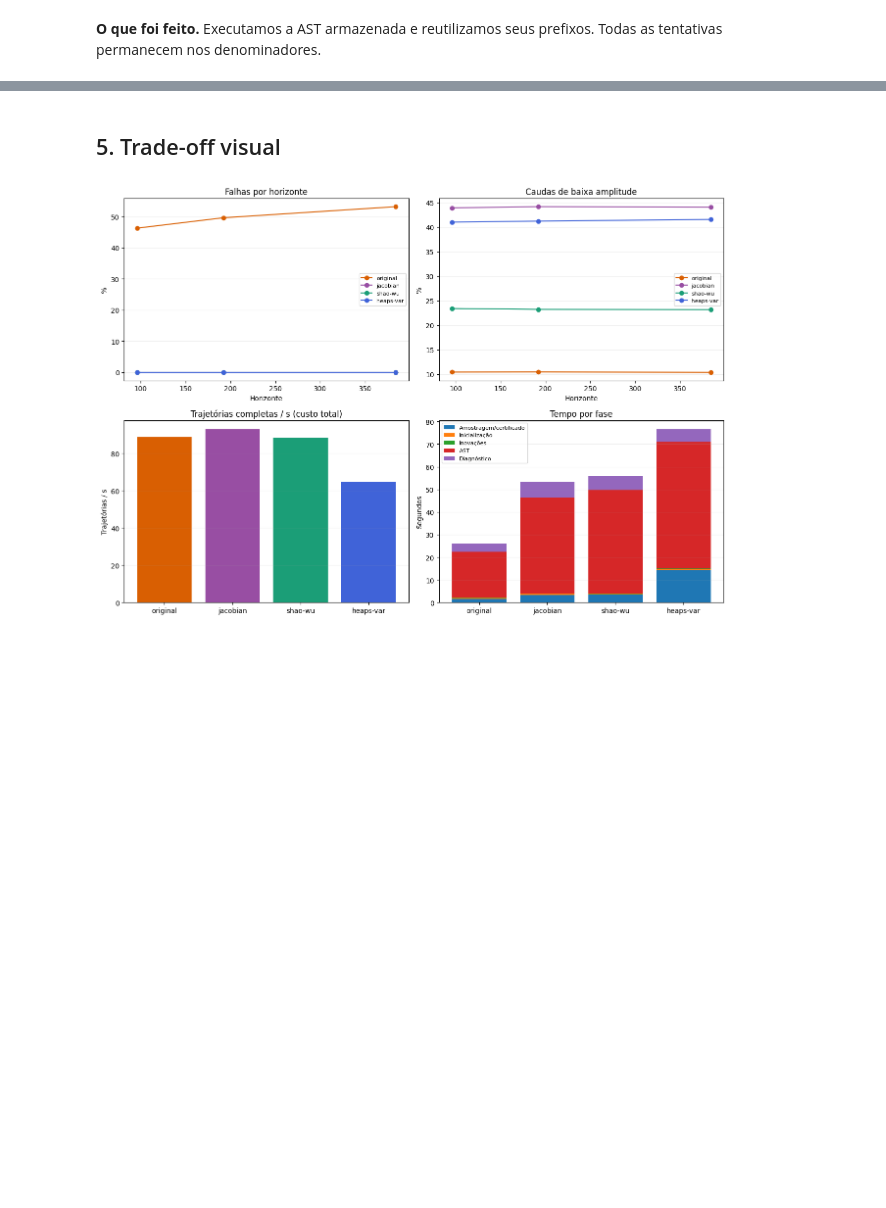
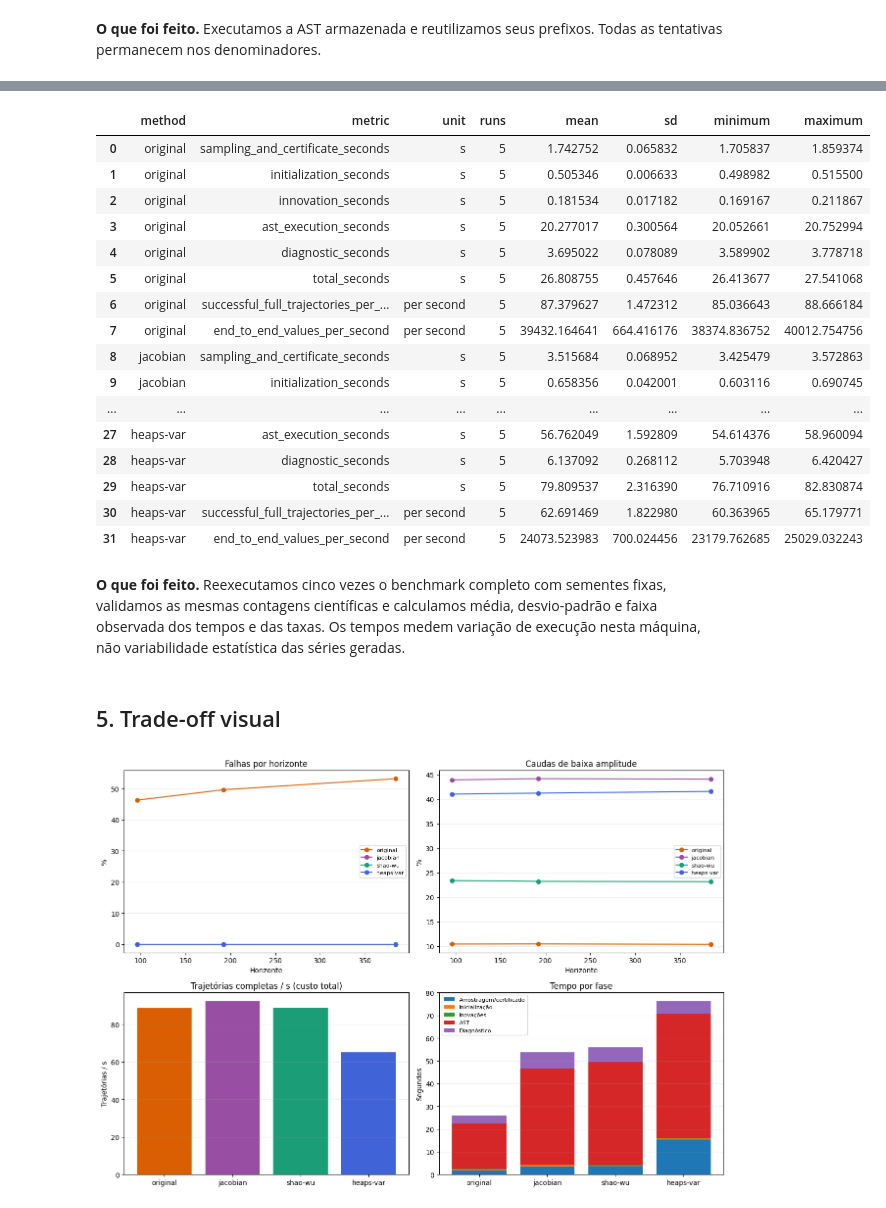
Before and after one commit to MateusWiteck/tsfmxai, a Jupyter notebook: experiments/abstract_syntax_tree/6_stability_methods_tradeoff.ipynb, the cells around one changed output, grey strips where cells are left out. Cells and saved outputs as stored; diff of their text form; code cells hidden in the pictures; blank space fills up the shorter version.

```diff
--- a/experiments/abstract_syntax_tree/6_stability_methods_tradeoff.ipynb
+++ b/experiments/abstract_syntax_tree/6_stability_methods_tradeoff.ipynb
@@ -73,11 +73,12 @@ SHAO_CONFIG = ShaoWuConfig(tree_config=BASE_CONFIG, innovation_std=INNOVATION_ST
 HEAPS_CONFIG = HeapsVARConfig(num_series=1, minimum_order=1, maximum_order=12,
                              unconstrained_std=.45, innovation_std=INNOVATION_STD)
 
-EXPERIMENT_ID = "abstract_syntax_tree_006_four_current_methods_tail_diagnostics_v2"
+EXPERIMENT_ID = "abstract_syntax_tree_006_repeated_timing_v3"
 NOTEBOOK_PATH = "experiments/abstract_syntax_tree/6_stability_methods_tradeoff.ipynb"
 RESEARCH_QUESTION = "Qual o trade-off entre falhas operacionais, baixa amplitude e custo dos quatro geradores?"
 HYPOTHESIS = "Certificados reduzem falhas nas famílias admitidas, com custo de construção e inicialização."
 SAMPLE_COUNT = 5000
+TIMING_REPEATS = 5
 METHOD_ORDER = ["original", "jacobian", "shao-wu", "heaps-var"]
 CONTRACTION_CONFIG = ContractionTreeConfig(
     tree_config=replace(BASE_CONFIG, coefficient_gate_lags=True),
@@ -86,6 +87,7 @@ CONTRACTION_CONFIG = ContractionTreeConfig(
 )
 configuration = {
     "root_seed": ROOT_SEED, "count_per_method": SAMPLE_COUNT, "num_series": 1,
+    "timing_repeats": TIMING_REPEATS, "timing_method_order": "cyclic rotation",
     "diagnostics": asdict(DIAGNOSTIC_CONFIG), "original": asdict(BASE_CONFIG),
     "jacobian": asdict(CONTRACTION_CONFIG), "shao-wu": asdict(SHAO_CONFIG),
     "heaps-var": asdict(HEAPS_CONFIG), "blas_threads": 1, "trajectories_per_mechanism": 1,
@@ -309,0 +318,52 @@ display(publication_table)
+# %%
+TIMING_METRICS = [
+    "sampling_and_certificate_seconds", "initialization_seconds",
+    "innovation_seconds", "ast_execution_seconds", "diagnostic_seconds",
+    "total_seconds", "successful_full_trajectories_per_second",
+    "end_to_end_values_per_second",
+]
+timing_rows = [{"repeat": 0, **row} for row in performance.to_dict(orient="records")]
+baseline_counts = summary.set_index(["method", "horizon"])[
+    ["N", "explosions", "near_zero"]
+].sort_index()
+for repeat in range(1, TIMING_REPEATS):
+    ordered_methods = METHOD_ORDER[repeat:] + METHOD_ORDER[:repeat]
+    for method in ordered_methods:
+        started = time.perf_counter()
+        repeated_mechanisms = samplers[method]()
+        repeated_sampling_seconds = time.perf_counter() - started
+        repeated_result = benchmark_stability_method(
+            method, repeated_mechanisms, root_seed=ROOT_SEED,
+            diagnostic_config=DIAGNOSTIC_CONFIG, innovation_std=INNOVATION_STD,
+            sampling_seconds=repeated_sampling_seconds, keep_examples=4,
+            tail_config=TAIL_CONFIG, tail_tolerances=TAIL_TOLERANCES,
+        )
+        repeated_counts = pd.DataFrame(repeated_result["outcomes"]).groupby(
+            ["method", "horizon"], sort=False
+        ).agg(N=("sample_index", "size"), explosions=("exploded", "sum"),
+              near_zero=("near_zero", "sum")).sort_index()
+        expected_counts = baseline_counts[
+            baseline_counts.index.get_level_values("method") == method
+        ]
+        pd.testing.assert_frame_equal(repeated_counts, expected_counts, check_dtype=False)
+        timing_rows.append({"repeat": repeat, **repeated_result["performance"]})
+        print(f"repeat {repeat + 1}/{TIMING_REPEATS}, {method}: "
+              f"{repeated_result['performance']['total_seconds']:.2f} s", flush=True)
+        del repeated_mechanisms, repeated_result
+
+timing_replicates = pd.DataFrame(timing_rows)
+assert timing_replicates.groupby("method").size().eq(TIMING_REPEATS).all()
+timing_summary = pd.DataFrame([
+    {
+        "method": method, "metric": metric, "unit": "s" if metric.endswith("_seconds") else "per second",
+        "runs": TIMING_REPEATS, "mean": float(np.mean(values)),
+        "sd": float(np.std(values, ddof=1)),
+        "minimum": float(np.min(values)), "maximum": float(np.max(values)),
+    }
+    for method in METHOD_ORDER for metric in TIMING_METRICS
+    for values in [timing_replicates.loc[timing_replicates.method.eq(method), metric].to_numpy()]
+]).set_index(["method", "metric"])
+display(timing_summary.reset_index())
+assert (timing_summary["minimum"] <= timing_summary["mean"]).all()
+assert (timing_summary["mean"] <= timing_summary["maximum"]).all()
+# %% [output]
@@ -310,3 +386,22 @@ display(publication_table)
+|  | method | metric | unit | runs | mean | sd | minimum | maximum |
+| 0 | original | sampling_and_certificate_seconds | s | 5 | 1.742752 | 0.065832 | 1.705837 | 1.859374 |
+| 1 | original | initialization_seconds | s | 5 | 0.505346 | 0.006633 | 0.498982 | 0.515500 |
+| 2 | original | innovation_seconds | s | 5 | 0.181534 | 0.017182 | 0.169167 | 0.211867 |
+| 3 | original | ast_execution_seconds | s | 5 | 20.277017 | 0.300564 | 20.052661 | 20.752994 |
+| 4 | original | diagnostic_seconds | s | 5 | 3.695022 | 0.078089 | 3.589902 | 3.778718 |
+| 5 | original | total_seconds | s | 5 | 26.808755 | 0.457646 | 26.413677 | 27.541068 |
+| 6 | original | successful_full_trajectories_per_... | per second | 5 | 87.379627 | 1.472312 | 85.036643 | 88.666184 |
+| 7 | original | end_to_end_values_per_second | per second | 5 | 39432.164641 | 664.416176 | 38374.836752 | 40012.754756 |
+| 8 | jacobian | sampling_and_certificate_seconds | s | 5 | 3.515684 | 0.068952 | 3.425479 | 3.572863 |
+| 9 | jacobian | initialization_seconds | s | 5 | 0.658356 | 0.042001 | 0.603116 | 0.690745 |
+| ... | ... | ... | ... | ... | ... | ... | ... | ... |
+| 27 | heaps-var | ast_execution_seconds | s | 5 | 56.762049 | 1.592809 | 54.614376 | 58.960094 |
+| 28 | heaps-var | diagnostic_seconds | s | 5 | 6.137092 | 0.268112 | 5.703948 | 6.420427 |
+| 29 | heaps-var | total_seconds | s | 5 | 79.809537 | 2.316390 | 76.710916 | 82.830874 |
+| 30 | heaps-var | successful_full_trajectories_per_... | per second | 5 | 62.691469 | 1.822980 | 60.363965 | 65.179771 |
+| 31 | heaps-var | end_to_end_values_per_second | per second | 5 | 24073.523983 | 700.024456 | 23179.762685 | 25029.032243 |
+# %% [markdown]
+**O que foi feito.** Reexecutamos cinco vezes o benchmark completo com sementes fixas, validamos as mesmas contagens científicas e calculamos média, desvio-padrão e faixa observada dos tempos e das taxas. Os tempos medem variação de execução nesta máquina, não variabilidade estatística das séries geradas.
 # %% [markdown]
 ## 5. Trade-off visual
 # %%
```
Also changed, not shown: parts of 9 cells of this notebook, 12 other files.
